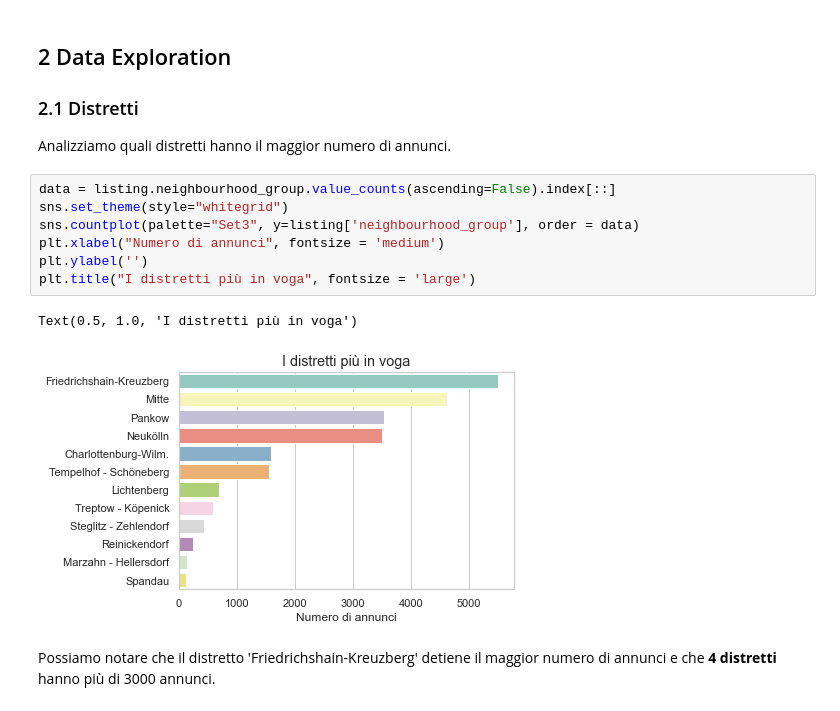
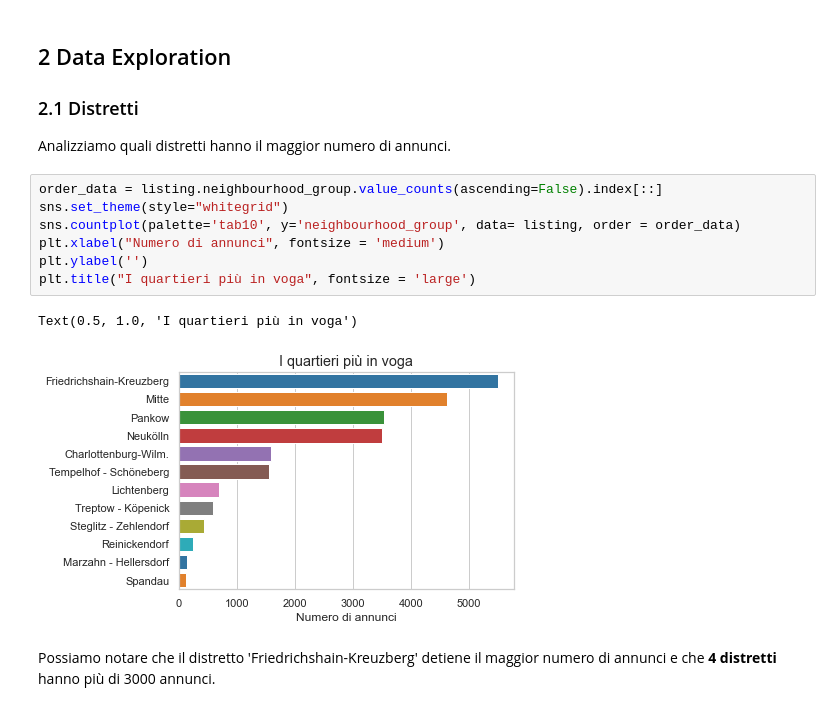
Before and after one commit to ff225/DataAnalytics, a Jupyter notebook: BerlinAirBnb.ipynb, the cells around one changed output. Drawn from its saved outputs; the diff is of its cells as text.

```diff
--- a/BerlinAirBnb.ipynb
+++ b/BerlinAirBnb.ipynb
@@ -134,15 +134,15 @@ listing.head(3)
 ### 2.1 Distretti
 Analizziamo quali distretti hanno il maggior numero di annunci.
 # %%
-data = listing.neighbourhood_group.value_counts(ascending=False).index[::]
+order_data = listing.neighbourhood_group.value_counts(ascending=False).index[::]
 sns.set_theme(style="whitegrid")
-sns.countplot(palette="Set3", y=listing['neighbourhood_group'], order = data)
+sns.countplot(palette='tab10', y='neighbourhood_group', data= listing, order = order_data)
 plt.xlabel("Numero di annunci", fontsize = 'medium')
 plt.ylabel('')
-plt.title("I distretti più in voga", fontsize = 'large')
+plt.title("I quartieri più in voga", fontsize = 'large')
 # %% [output]
-Text(0.5, 1.0, 'I distretti più in voga')
+Text(0.5, 1.0, 'I quartieri più in voga')
-[figure, old version]
+[figure, new version]
 # %% [markdown]
 Possiamo notare che il distretto 'Friedrichshain-Kreuzberg' detiene il maggior numero di annunci
 e che __4 distretti__ hanno più di 3000 annunci.
```
Also changed, not shown: parts of 9 cells of this notebook.
